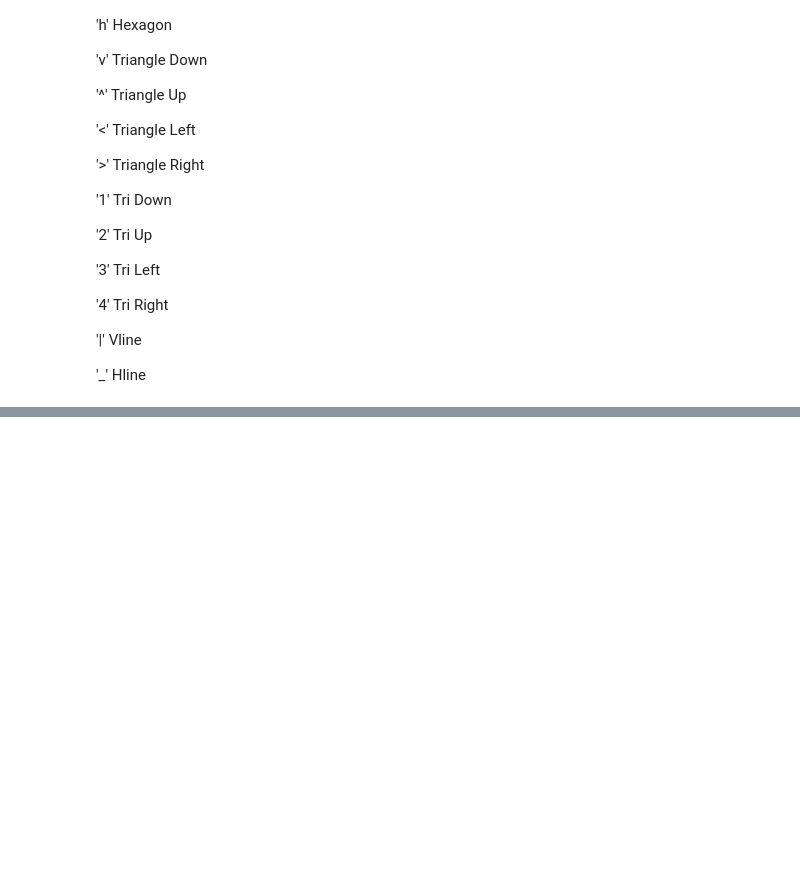
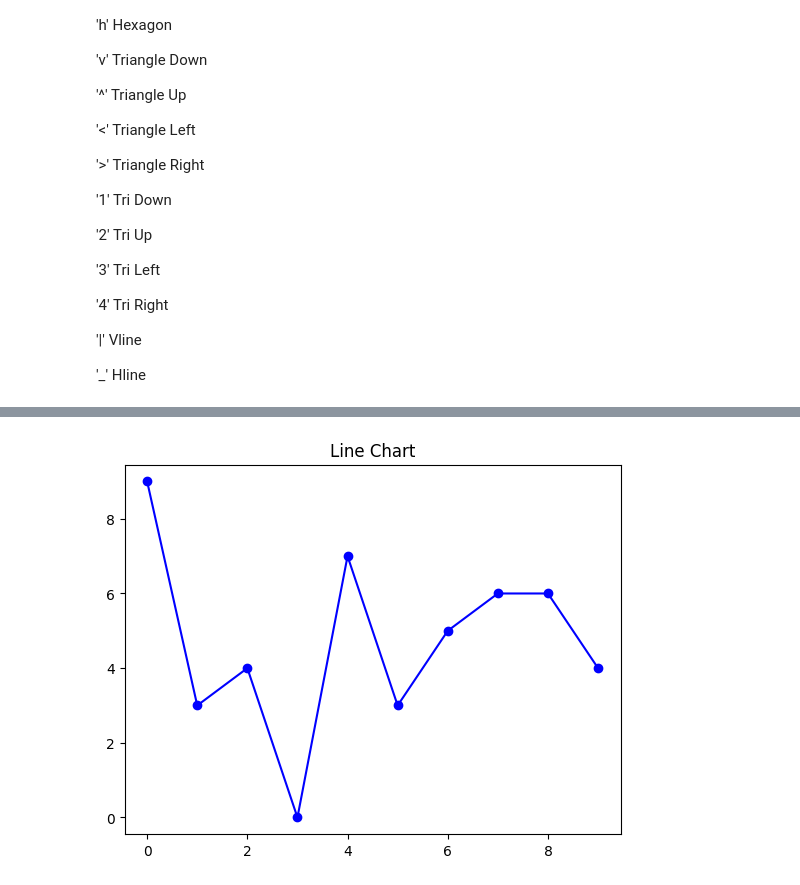
Before and after one commit to JatindraPatel/Matplot_libary_learning, a Jupyter notebook: Matplotlib.ipynb, the cells around one changed output, grey strips where cells are left out. Cells and saved outputs as stored; diff of their text form; code cells hidden in the pictures; blank space fills up the shorter version.

```diff
--- a/Matplotlib.ipynb
+++ b/Matplotlib.ipynb
@@ -169,0 +206,8 @@ plt.show()
+# %%
+import matplotlib.pyplot as plt
+y=([9,3,4,0,7,3,5,6,6,4])
+plt.title("Line Chart")
+plt.plot(x, 'o-b')
+plt.show()
+# %% [output]
+[figure, added]
```
Also changed, not shown: parts of 5 cells of this notebook.
